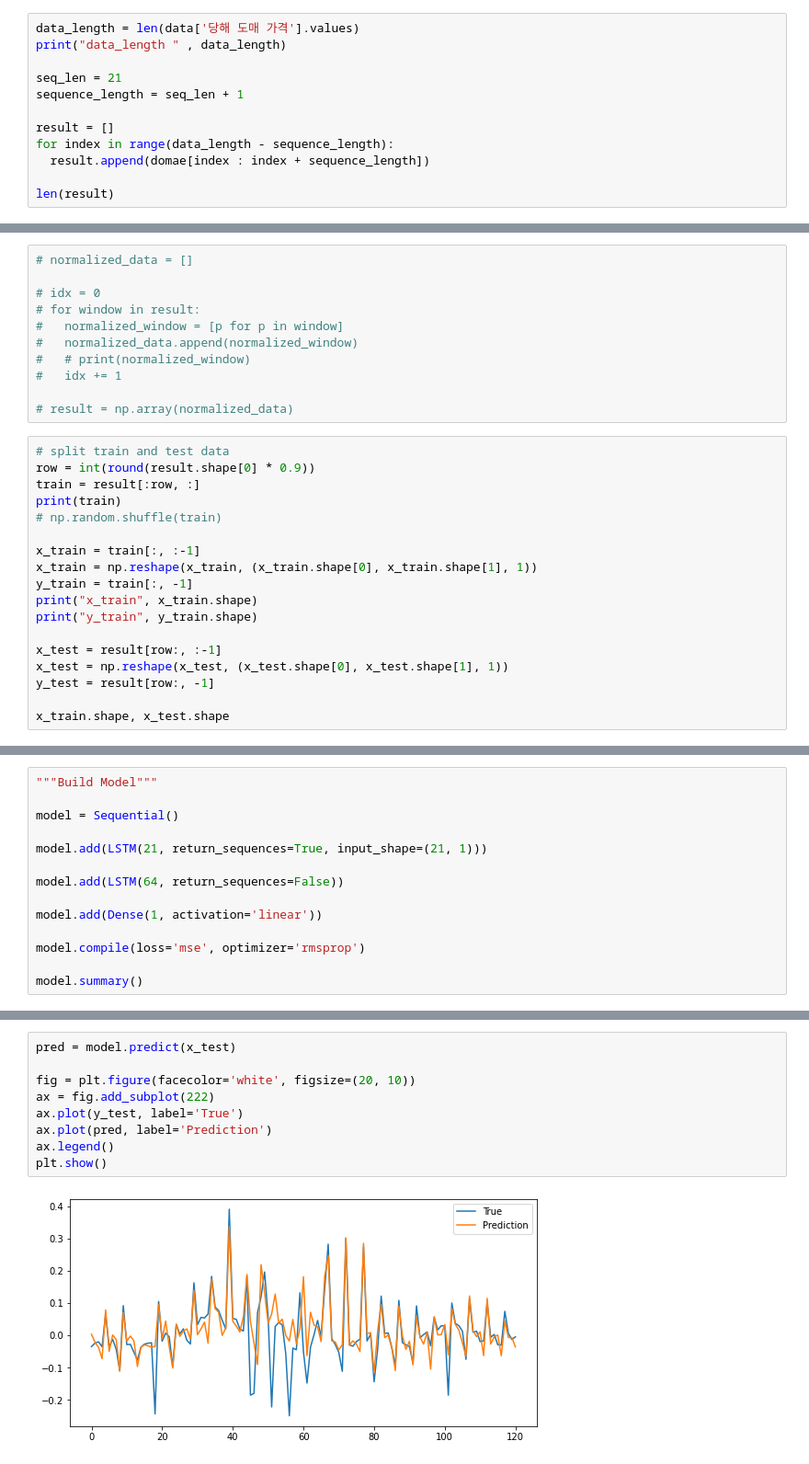
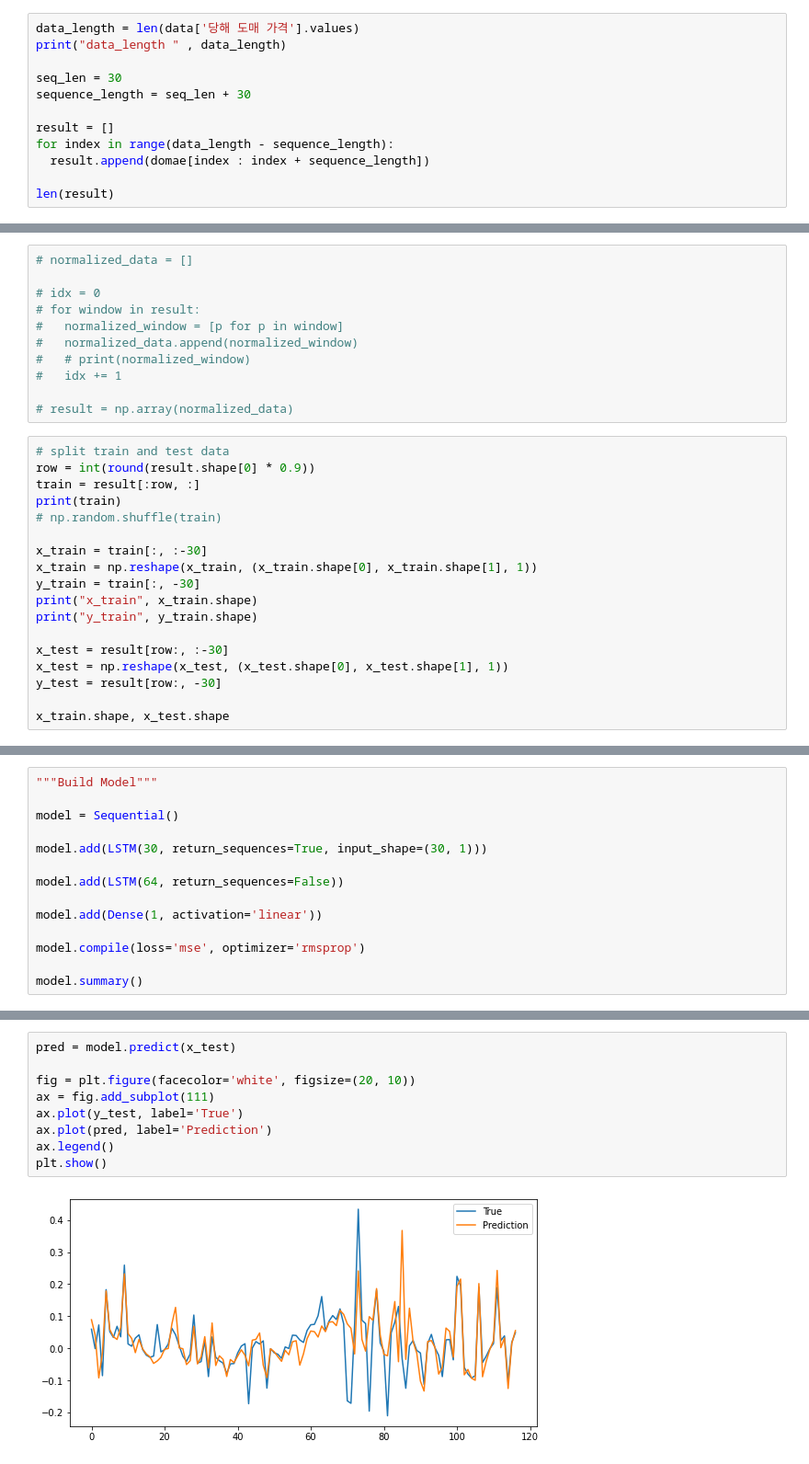
Before and after one commit to KxxHyoRim/KoreanCow_Suppy_Demand_Prediction, a Jupyter notebook: Korean_cow_predict_only_price_feature.ipynb, the cells around one changed output, grey strips where cells are left out. Shown: that part at 92% size. Cells and saved outputs as stored; diff of their text form.

```diff
--- a/Korean_cow_predict_only_price_feature.ipynb
+++ b/Korean_cow_predict_only_price_feature.ipynb
@@ -44,8 +49,8 @@ plt.show()
 data_length = len(data['당해 도매 가격'].values)
 print("data_length " , data_length)
 
-seq_len = 21
-sequence_length = seq_len + 1
+seq_len = 30
+sequence_length = seq_len + 30
 
 result = []
 for index in range(data_length - sequence_length):
@@ -86,15 +91,15 @@ train = result[:row, :]
 print(train)
 # np.random.shuffle(train)
 
-x_train = train[:, :-1]
+x_train = train[:, :-30]
 x_train = np.reshape(x_train, (x_train.shape[0], x_train.shape[1], 1))
-y_train = train[:, -1]
+y_train = train[:, -30]
 print("x_train", x_train.shape)
 print("y_train", y_train.shape)
 
-x_test = result[row:, :-1]
+x_test = result[row:, :-30]
 x_test = np.reshape(x_test, (x_test.shape[0], x_test.shape[1], 1))
-y_test = result[row:, -1]
+y_test = result[row:, -30]
 
 x_train.shape, x_test.shape
 # %% [output]
@@ -119,7 +124,7 @@ y_train (1092,)
 
 model = Sequential()
 
-model.add(LSTM(21, return_sequences=True, input_shape=(21, 1)))
+model.add(LSTM(30, return_sequences=True, input_shape=(30, 1)))
 
 model.add(LSTM(64, return_sequences=False))
 
@@ -187,11 +192,11 @@ plt.show()
 # %%
 pred = model.predict(x_test)
 
 fig = plt.figure(facecolor='white', figsize=(20, 10))
-ax = fig.add_subplot(222)
+ax = fig.add_subplot(111)
 ax.plot(y_test, label='True')
 ax.plot(pred, label='Prediction')
 ax.legend()
 plt.show()
 # %% [output]
-[figure, old version]
+[figure, new version]
```
Also changed, not shown: parts of 7 cells of this notebook.
